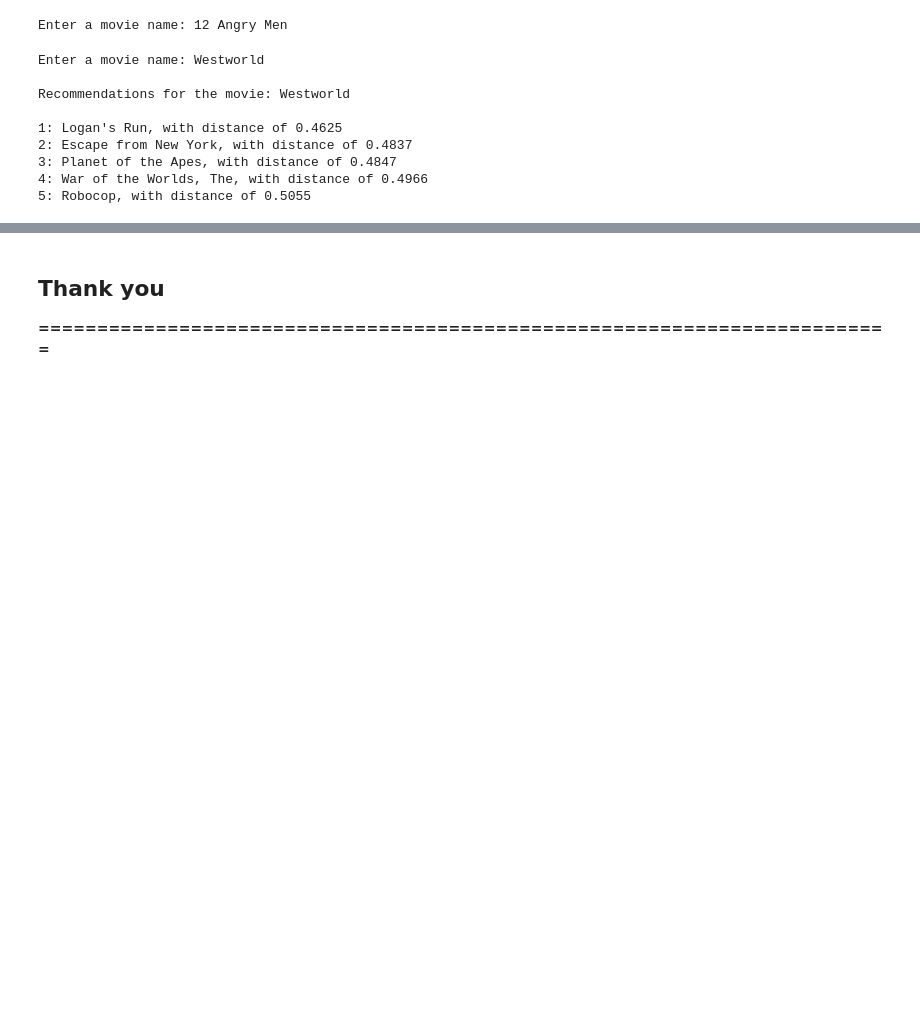
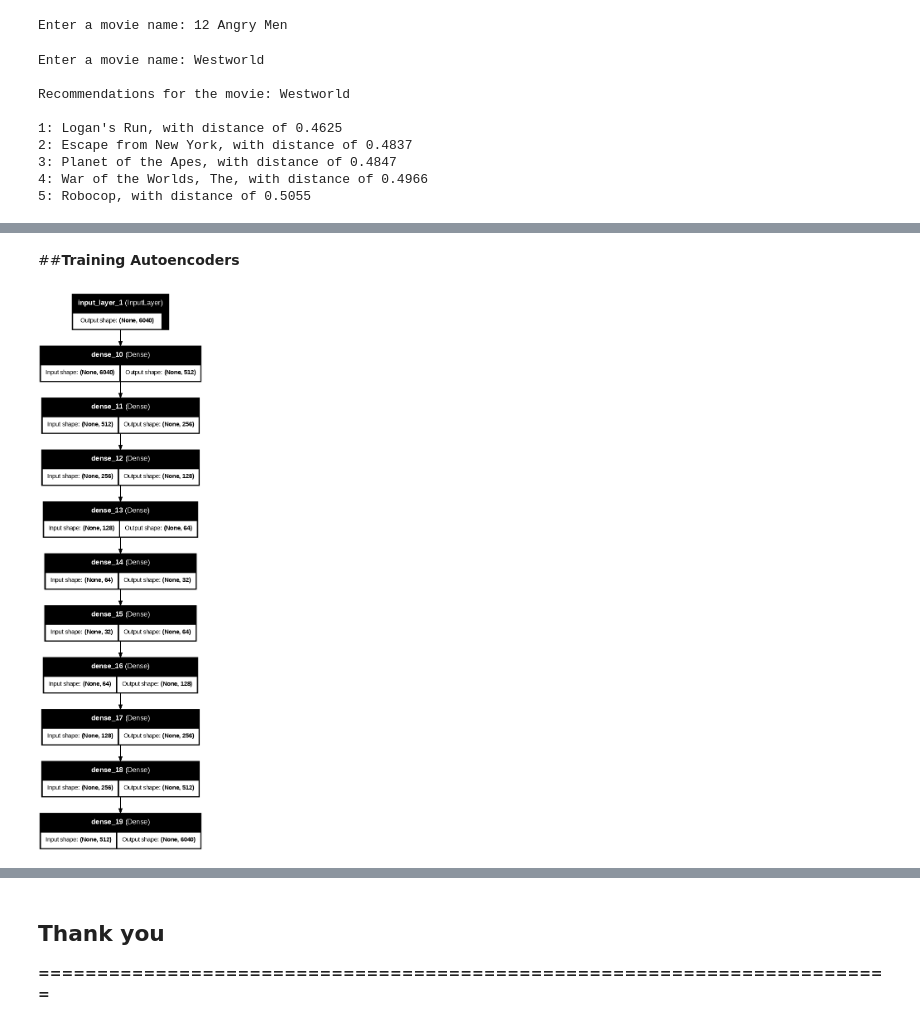
Before and after one commit to Sujan-Sawant/Zee-Recommender-System, a Jupyter notebook: ZEE.ipynb, the cells around one changed output, grey strips where cells are left out. Cells and saved outputs as stored; diff of their text form; code cells hidden in the pictures; blank space fills up the shorter version.

```diff
--- a/ZEE.ipynb
+++ b/ZEE.ipynb
@@ -1028,0 +1066,2 @@ Recommendations for the movie: Westworld
+# %% [markdown]
+##**Training Autoencoders**
@@ -1028,0 +1071,16 @@ Recommendations for the movie: Westworld
+# %%
+input_movie = keras.Input(shape=(6040,))
+encoded = layers.Dense(512, activation='relu')(input_movie)
+encoded = layers.Dense(256, activation='relu')(encoded)
+encoded = layers.Dense(128, activation='relu')(encoded)
+encoded = layers.Dense(64, activation='relu')(encoded)
+encoded = layers.Dense(32, activation='relu')(encoded)
+
+decoded = layers.Dense(64, activation='relu')(encoded)
+decoded = layers.Dense(128, activation='relu')(decoded)
+decoded = layers.Dense(256, activation='relu')(decoded)
+decoded = layers.Dense(512, activation='relu')(decoded)
+decoded = layers.Dense(6040, activation='linear')(decoded)
+# %%
+autoencoder = keras.Model(input_movie, decoded)
+autoencoder.compile(optimizer='adam', loss='mean_squared_error')
@@ -1028,0 +1089,8 @@ Recommendations for the movie: Westworld
+# %%
+plot_model(autoencoder,
+           to_file='model_plot.png',
+           show_shapes=True,
+           show_layer_names=True,
+           dpi=75)
+# %% [output]
+[figure, added]
```
Also changed, not shown: parts of 45 cells of this notebook.
